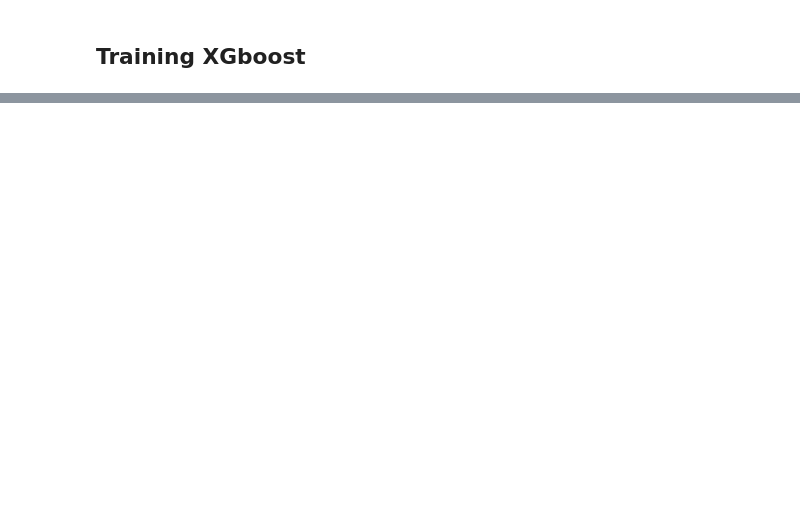
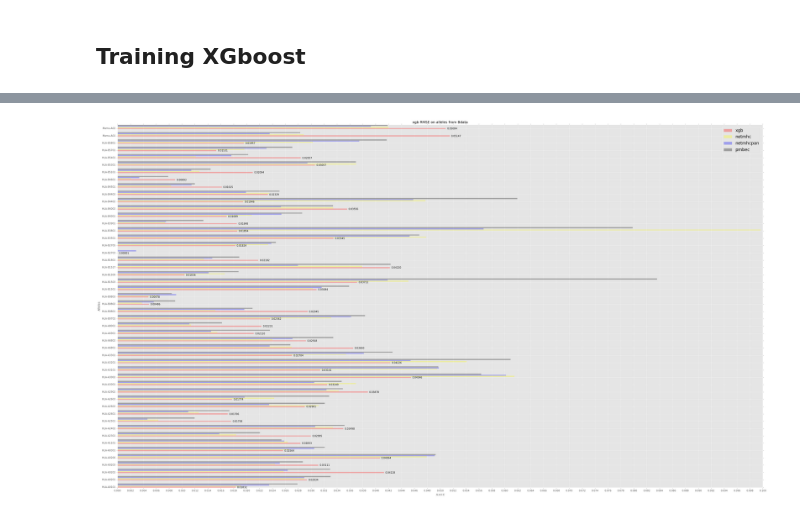
Before and after one commit to rudolphyo/MHystic, a Jupyter notebook: xgb.ipynb, the cells around one changed output, grey strips where cells are left out. Cells and saved outputs as stored; diff of their text form; code cells hidden in the pictures; blank space fills up the shorter version.

```diff
--- a/xgb.ipynb
+++ b/xgb.ipynb
@@ -533,0 +1095,4 @@ MSE: 0.0558
+# %%
+errors = np.load('alleles_rmse.npy').item()
+errors = OrderedDict(sorted(errors.items(), key=lambda t: t[0]))
+netmhc_rmse, netmhcpan_rmse, pmbec_rmse = get_rmse_of_models(performance_data, common_alleles)
@@ -533,0 +1121,44 @@ MSE: 0.0558
+# %%
+new_error_dict = dict(zip(new_allele_list, list(errors.values())))
+new_error_dict = OrderedDict(sorted(new_error_dict.items(), key=lambda t: t[0]))
+np.save("fixed_alleles_dict.npy", new_error_dict)
+# %%
+result = {key: val for key, val in new_error_dict.items() if key in netmhc_rmse}
+# %%
+error_df = pd.DataFrame.from_dict(new_error_dict, orient='index')
+netmhc_df = pd.DataFrame.from_dict(netmhc_rmse, orient='index')
+netmhcpan_df = pd.DataFrame.from_dict(netmhcpan_rmse, orient='index')
+pmbec_df = pd.DataFrame.from_dict(pmbec_rmse, orient='index')
+
+result_df = pd.DataFrame.from_dict(result, orient='index')
+
+res = pd.concat([result_df, netmhc_df, netmhcpan_df, pmbec_df], axis=1)
+res.columns=["xgb", "netmhc", "netmhcpan", "pmbec"]
+# %%
+allele_rmse_figure = plt.figure(figsize=(48, 27))
+plt.title("xgb RMSE on alleles from Bdata")
+plt.xlabel("$RMSE$")
+plt.ylabel("Alleles")
+
+ind = np.arange(0, 4*len(list(res.index)), 4)
+width = 0.6
+ys = plt.yticks(ind, list(res.index), rotation=0)
+plt.locator_params(nbins=len(res.xgb))
+
+xgb_rects = plt.barh(ind, list(res.xgb), width, align='center', color='red', alpha=0.3, label = 'xgb', edgecolor='w')
+plt.barh(ind + width , list(res.netmhc), width, align='center', color='yellow', alpha=0.3, label='netmhc')
+plt.barh(ind + 2*width, list(res.netmhcpan), width, align='center', color='blue', alpha=0.3, label='netmhcpan')
+plt.barh(ind + 3*width, list(res.pmbec), width, align='center', color='black', alpha=0.3, label='pmbec')
+
+plt.legend(fontsize='xx-large')
+
+
+rounded_rmse_xgb = ["{0:.5f}".format(i) for i in list(res.xgb)]
+
+for cur_rect, value in zip(xgb_rects.patches, rounded_rmse_xgb):
+    plt.text(cur_rect.get_width() +0.001, cur_rect.get_y() - 0.5, value, ha='center', va='bottom')
+
+
+allele_rmse_figure.savefig('rmse_comp_alleles.png', dpi=allele_rmse_figure.dpi)
+# %% [output]
+[figure, added]
```
Also changed, not shown: parts of 60 cells of this notebook.
